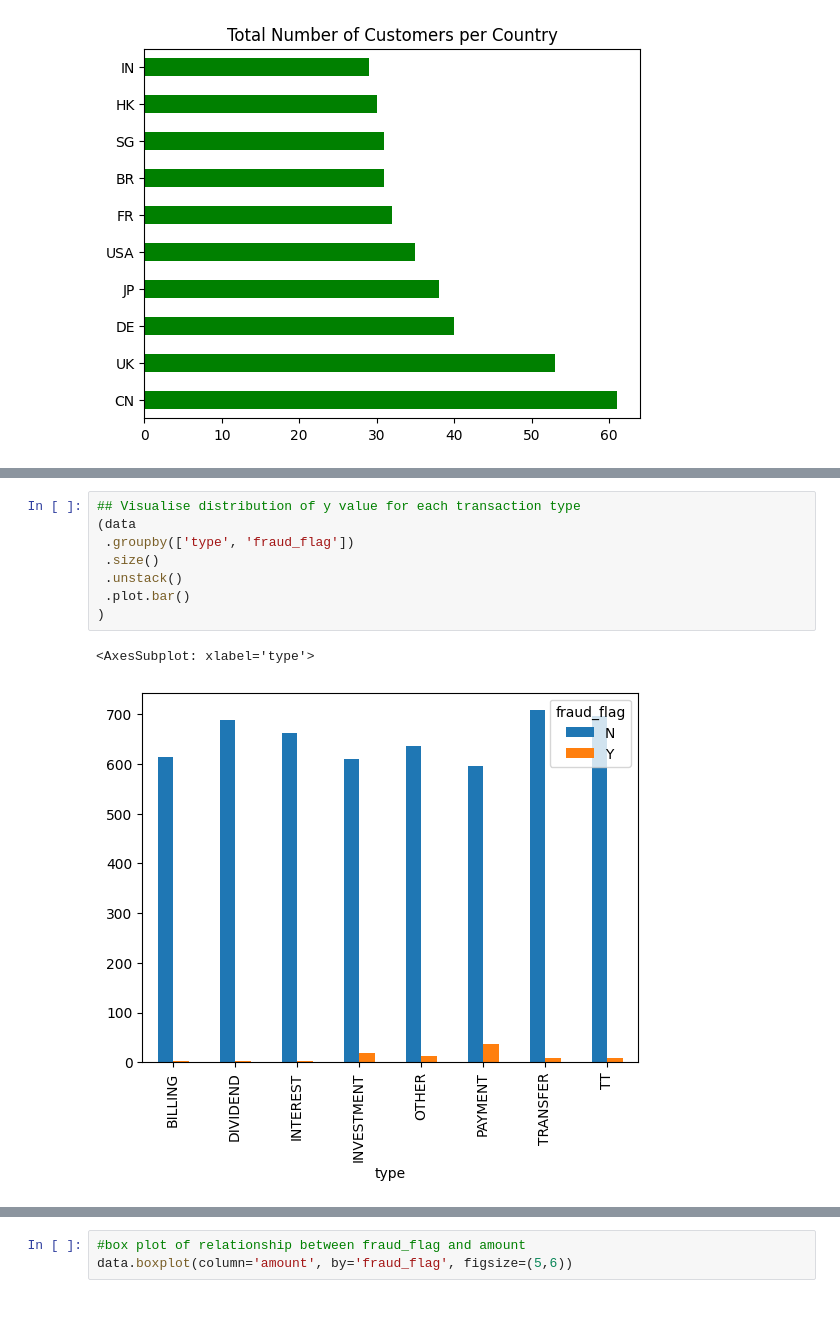
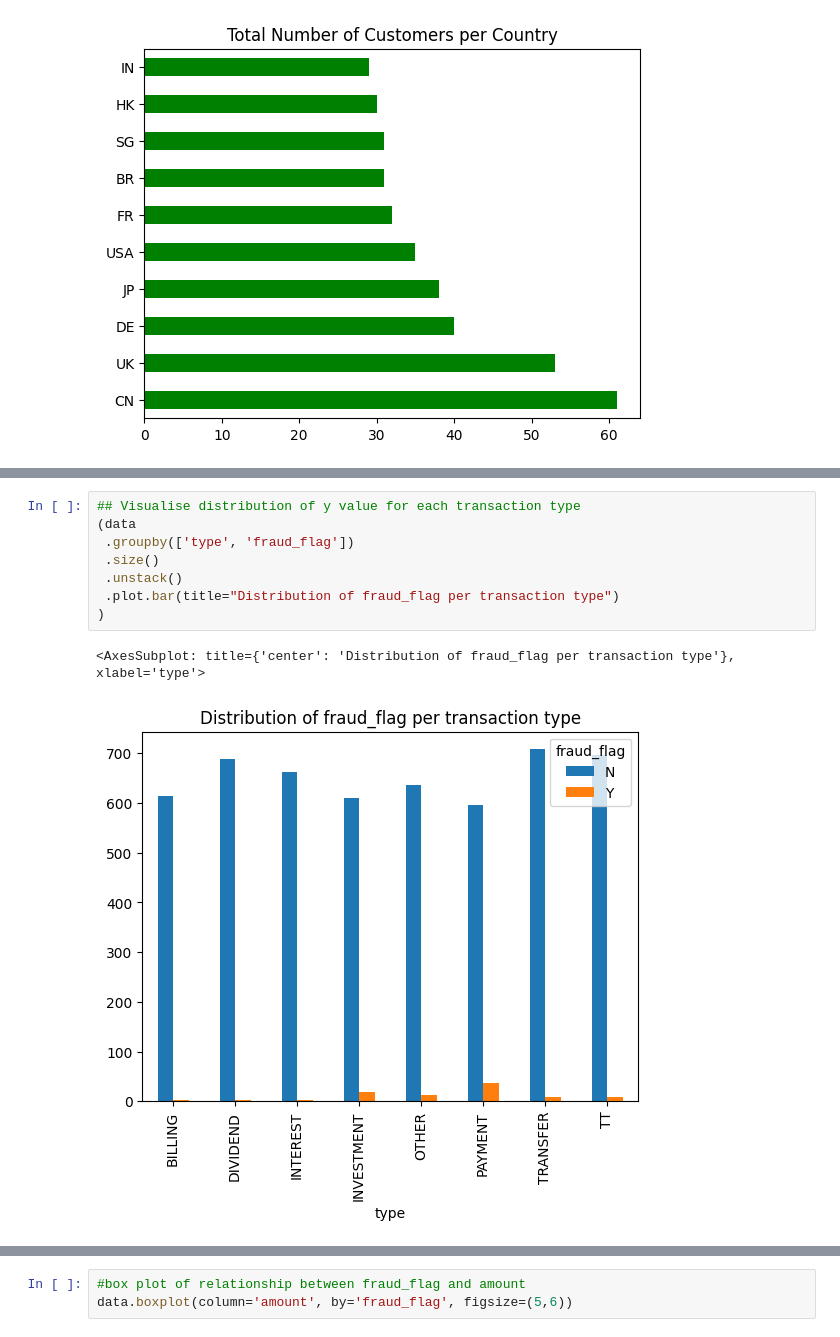
Before and after one commit to bhavesh-chainani/fraud_detection, a Jupyter notebook: bhavesh_silent_eight.ipynb, the cells around one changed output, grey strips where cells are left out. Drawn from its saved outputs; the diff is of its cells as text; blank space fills up the shorter version.

```diff
--- a/bhavesh_silent_eight.ipynb
+++ b/bhavesh_silent_eight.ipynb
@@ -165,13 +165,13 @@ data.type.value_counts().plot(kind='bar', color = 'purple')
 # %%
 ## Visualise distribution of y value for each transaction type
 (data
  .groupby(['type', 'fraud_flag'])
  .size()
  .unstack()
- .plot.bar()
+ .plot.bar(title="Distribution of fraud_flag per transaction type")
 )
 # %% [output]
-<AxesSubplot: xlabel='type'>
+<AxesSubplot: title={'center': 'Distribution of fraud_flag per transaction type'}, xlabel='type'>
-[figure, old version]
+[figure, new version]
 # %%
 #plot count of types of currency
```
Also changed, not shown: parts of 47 cells of this notebook.
